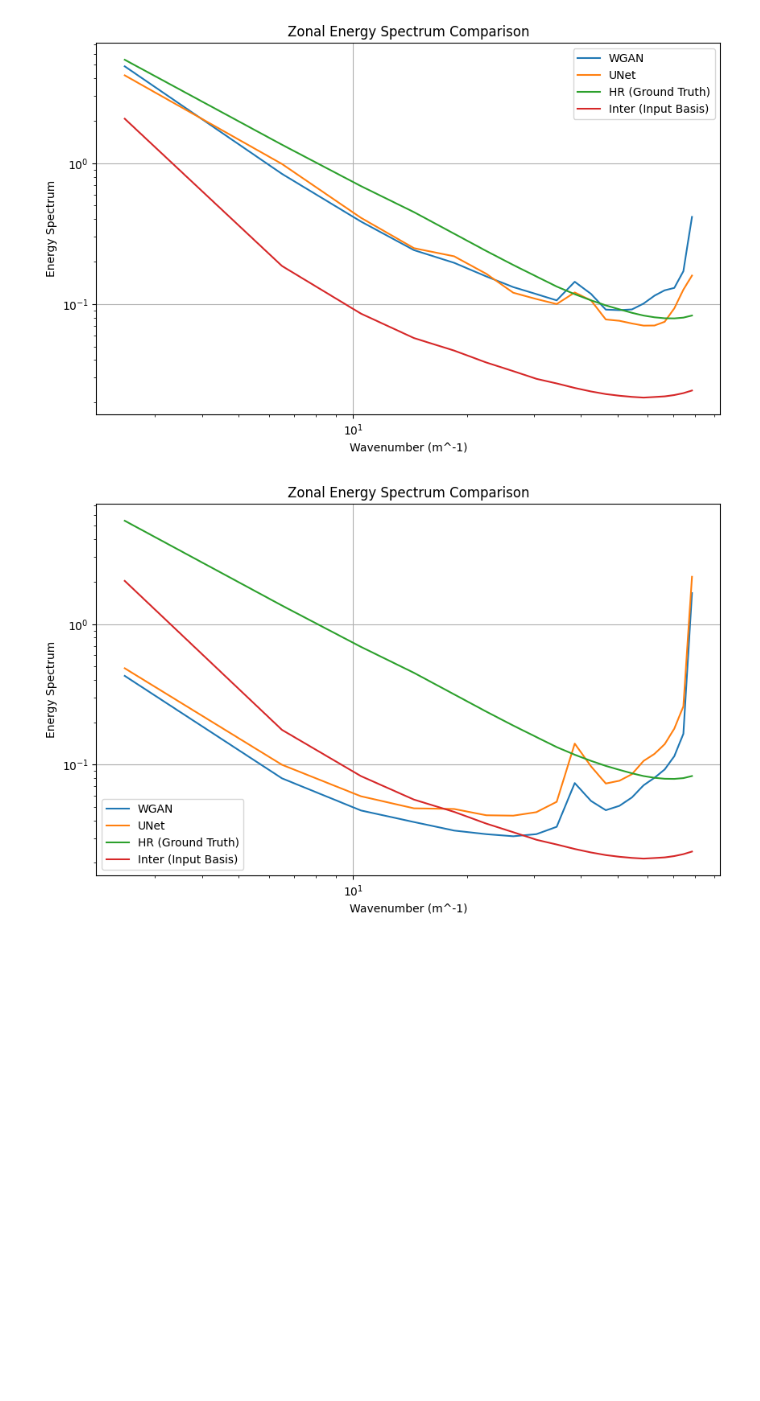
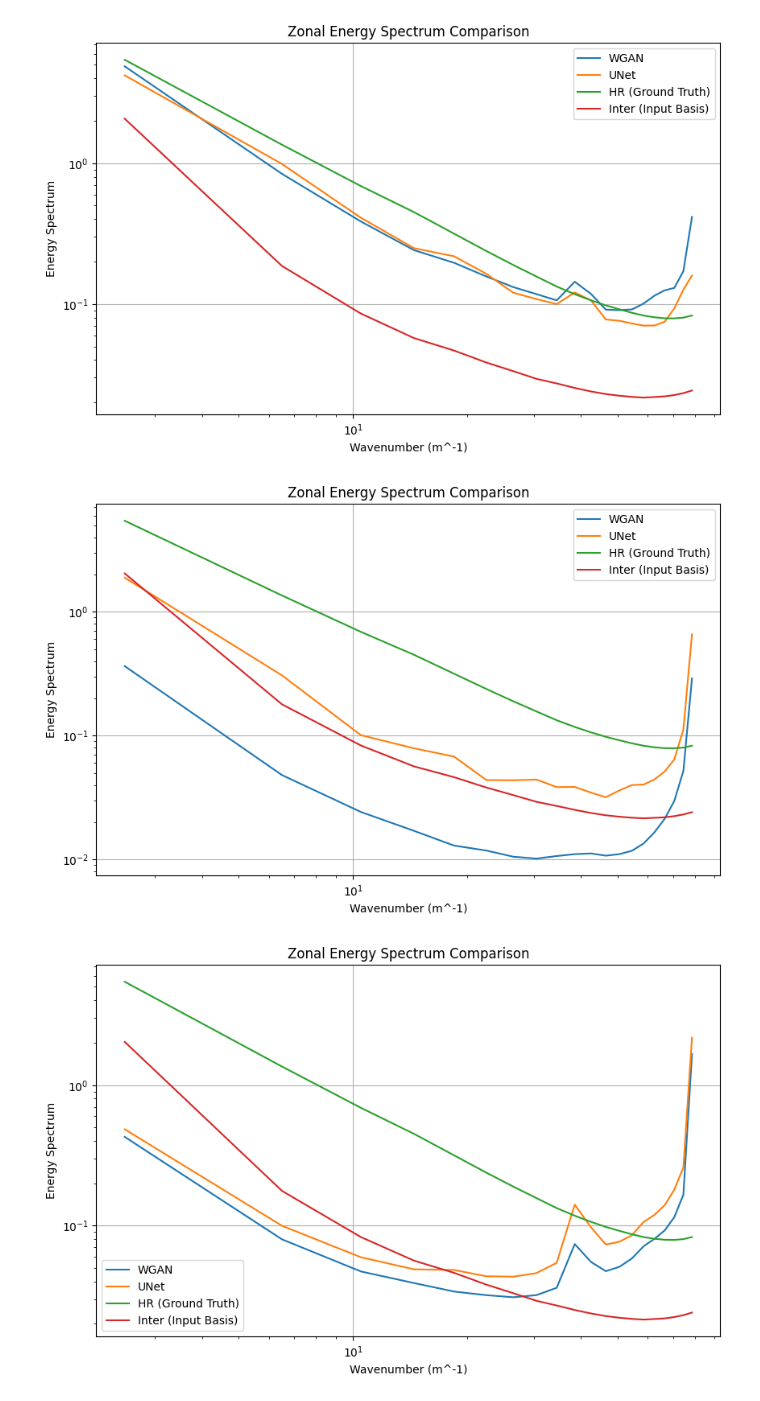
Before and after one commit to masak1112/precipitation_downscaling, a Jupyter notebook: precipitation_downscaling-bing_issue09_bias_correction/power_spectrum.ipynb, the cells around one changed output. Drawn from its saved outputs; the diff is of its cells as text; code cells hidden in the pictures; blank space fills up the shorter version.

```diff
--- a/precipitation_downscaling-bing_issue09_bias_correction/power_spectrum.ipynb
+++ b/precipitation_downscaling-bing_issue09_bias_correction/power_spectrum.ipynb
@@ -237,6 +237,68 @@ plt.grid(True)
 plt.show()
 # %% [output]
 [figure]
+# %%
+import xarray as xr
+import numpy as np
+import matplotlib.pyplot as plt
+import scipy.stats as stats
+
+
+def calculate_zonal_energy_spectrum(data, npix):
+
+    fourier_image = np.fft.rfft(data, axis=-1, norm='forward')
+    # Adjust the power spectrum to account for both positive and negative frequencies
+    one_and_many_twos = np.concatenate(([1], [2] * (fourier_image.shape[-1] - 1)))
+    power_spectrum = np.real(fourier_image  * np.conj(fourier_image))* one_and_many_twos
+
+    # Averaging the power spectra across all longitudes
+    power_spectrum_mean = np.mean(power_spectrum, axis=0)
+
+    # Setup the frequency bins
+    kfreq = np.fft.rfftfreq(npix) * npix
+    kbins = np.arange(0.5, npix//2+1, 4)
+    kvals = 0.5 * (kbins[1:] + kbins[:-1])
+
+    # Bin the power spectrum
+    Abins = stats.binned_statistic(kfreq, power_spectrum_mean, bins=kbins, statistic="mean")[0]
+    Abins *= np.pi * (kbins[1:]**2 - kbins[:-1]**2)  # Normalize to get energy
+
+    return Abins, kvals
+
+# Load datasets
+ds_wgan = xr.open_dataset("/cpfs01/projects-HDD/cfff-4a8d9af84f66_HDD/public/ShiXiSheng/yzy/yzy_results/ex7_5_onestep_l1_nofc_aheadtop_05_addprecipnorm/prcp_downs_unet_year_2020.nc")
+ds_unet = xr.open_dataset("/cpfs01/projects-HDD/cfff-4a8d9af84f66_HDD/public/ShiXiSheng/yzy/yzy_results/ex7_4_onestep_l1_nofc_aheadtop_10/prcp_downs_unet_year_2020.nc")
+# xianzaishi10400
+# Process all time steps and average the spectra
+def average_zonal_spectra(ds, var):
+    npix = ds.dims['lat']
+    spectra = []
+    for i in range(ds.dims['time']):
+        data = ds[var].isel(time=i).values
+        Abins, kvals = calculate_zonal_energy_spectrum(data, npix)
+        spectra.append(Abins)
+    average_spectrum = np.mean(spectra, axis=0)
+    return average_spectrum, kvals
+
+avg_spectrum_wgan, kvals = average_zonal_spectra(ds_wgan, 'fcst')
+avg_spectrum_unet, _ = average_zonal_spectra(ds_unet, 'fcst')
+avg_spectrum_hr, _ = average_zonal_spectra(ds_wgan, 'hr')
+avg_spectrum_inter, _ = average_zonal_spectra(ds_wgan, 'inter')
+
+# Plot the results
+plt.figure(figsize=(10, 6))
+plt.loglog(kvals, avg_spectrum_wgan, label='WGAN')
+plt.loglog(kvals, avg_spectrum_unet, label='UNet')
+plt.loglog(kvals, avg_spectrum_hr, label='HR (Ground Truth)')
+plt.loglog(kvals, avg_spectrum_inter, label='Inter (Input Basis)')
+plt.xlabel('Wavenumber (m^-1)')
+plt.ylabel('Energy Spectrum')
+plt.title('Zonal Energy Spectrum Comparison')
+plt.legend()
+plt.grid(True)
+plt.show()
+# %% [output]
+[figure, added]
 # %%
 import xarray as xr
 import numpy as np
```
Also changed, not shown: parts of 3 cells of this notebook, 26 other files.
